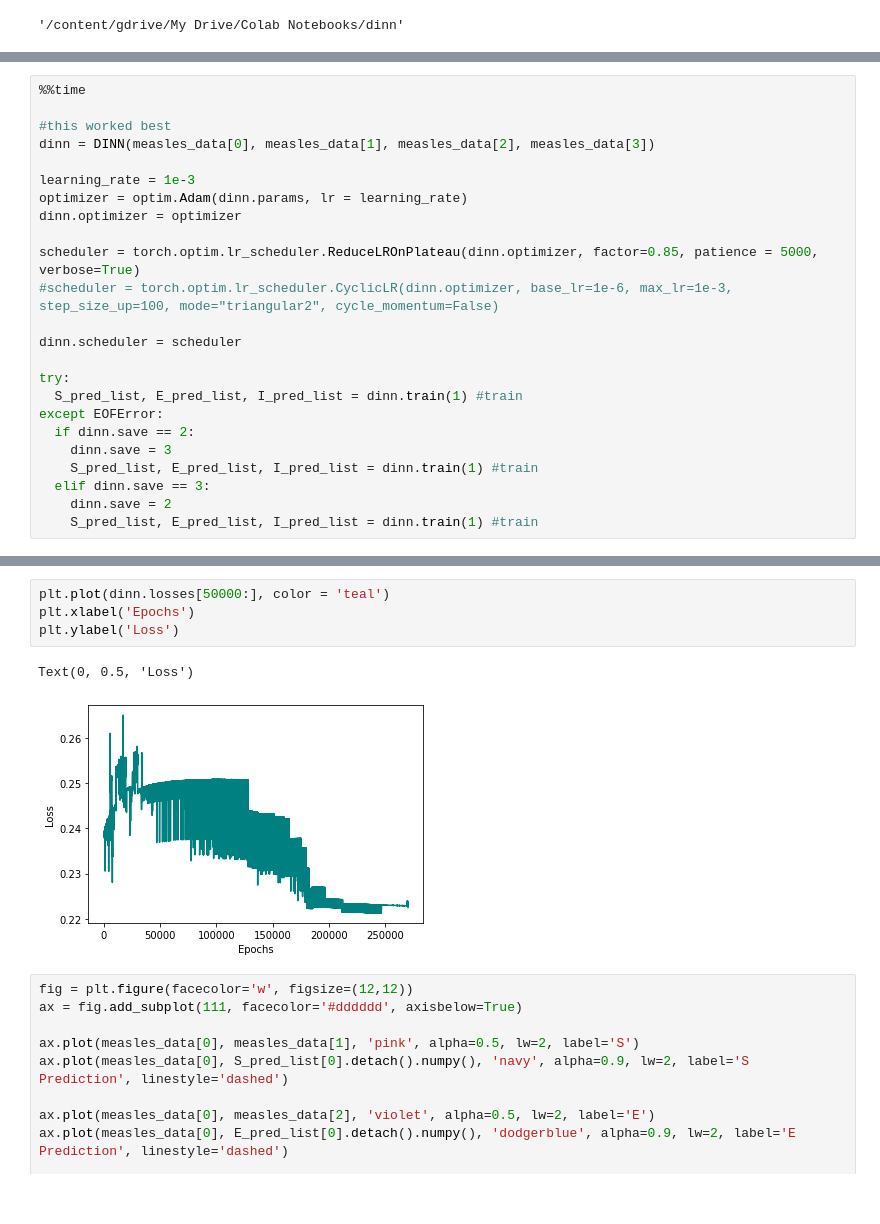
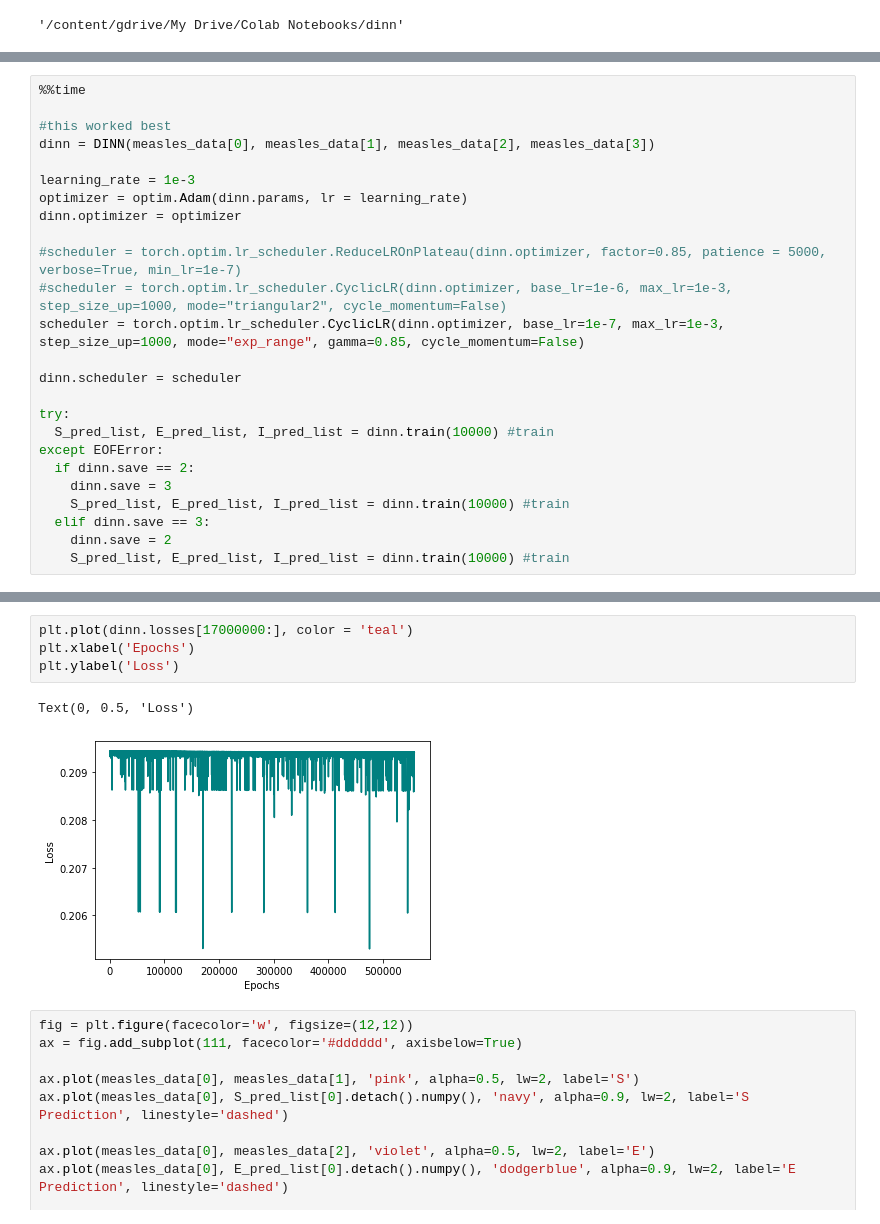
Before and after one commit to Shaier/DINN, a Jupyter notebook: Diseases/measles/measles.ipynb, the cells around one changed output, grey strips where cells are left out. Cells and saved outputs as stored; diff of their text form.

```diff
--- a/Diseases/measles/measles.ipynb
+++ b/Diseases/measles/measles.ipynb
@@ -257,19 +257,20 @@ learning_rate = 1e-3
 optimizer = optim.Adam(dinn.params, lr = learning_rate)
 dinn.optimizer = optimizer
 
-scheduler = torch.optim.lr_scheduler.ReduceLROnPlateau(dinn.optimizer, factor=0.85, patience = 5000, verbose=True)
-#scheduler = torch.optim.lr_scheduler.CyclicLR(dinn.optimizer, base_lr=1e-6, max_lr=1e-3, step_size_up=100, mode="triangular2", cycle_momentum=False)
+#scheduler = torch.optim.lr_scheduler.ReduceLROnPlateau(dinn.optimizer, factor=0.85, patience = 5000, verbose=True, min_lr=1e-7)
+#scheduler = torch.optim.lr_scheduler.CyclicLR(dinn.optimizer, base_lr=1e-6, max_lr=1e-3, step_size_up=1000, mode="triangular2", cycle_momentum=False)
+scheduler = torch.optim.lr_scheduler.CyclicLR(dinn.optimizer, base_lr=1e-7, max_lr=1e-3, step_size_up=1000, mode="exp_range", gamma=0.85, cycle_momentum=False)
 
 dinn.scheduler = scheduler
 
 try:
-  S_pred_list, E_pred_list, I_pred_list = dinn.train(1) #train
+  S_pred_list, E_pred_list, I_pred_list = dinn.train(10000) #train
 except EOFError:
   if dinn.save == 2:
     dinn.save = 3
-    S_pred_list, E_pred_list, I_pred_list = dinn.train(1) #train
+    S_pred_list, E_pred_list, I_pred_list = dinn.train(10000) #train
   elif dinn.save == 3:
     dinn.save = 2
-    S_pred_list, E_pred_list, I_pred_list = dinn.train(1) #train
+    S_pred_list, E_pred_list, I_pred_list = dinn.train(10000) #train
 # %% [output]
 loading pre-trained model...
@@ -289,10 +303,10 @@ Wall time: 334 ms
 # %%
-plt.plot(dinn.losses[50000:], color = 'teal')
+plt.plot(dinn.losses[17000000:], color = 'teal')
 plt.xlabel('Epochs')
 plt.ylabel('Loss')
 # %% [output]
 Text(0, 0.5, 'Loss')
-[figure, old version]
+[figure, new version]
 # %%
 fig = plt.figure(facecolor='w', figsize=(12,12))
 ax = fig.add_subplot(111, facecolor='#dddddd', axisbelow=True)
```
Also changed, not shown: parts of 6 cells of this notebook, 17 other files.
